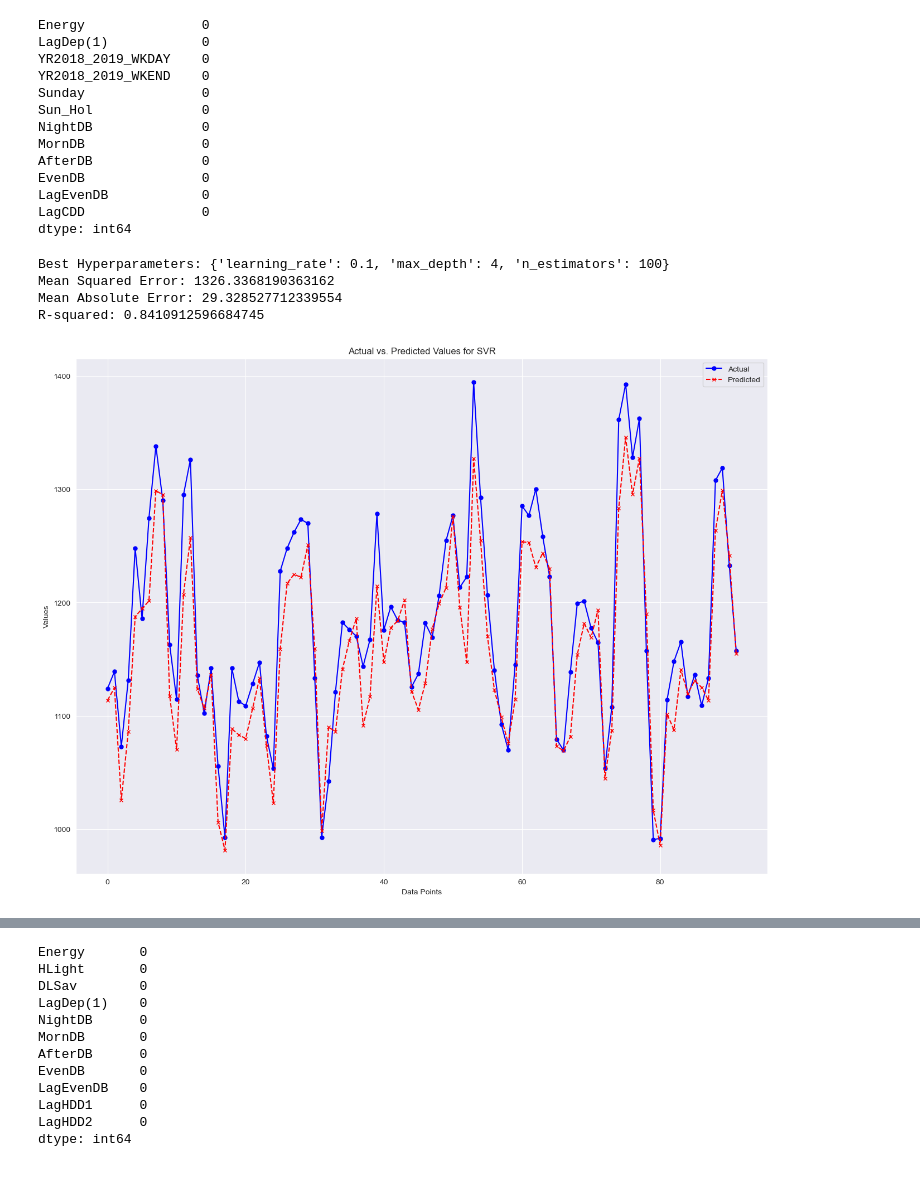
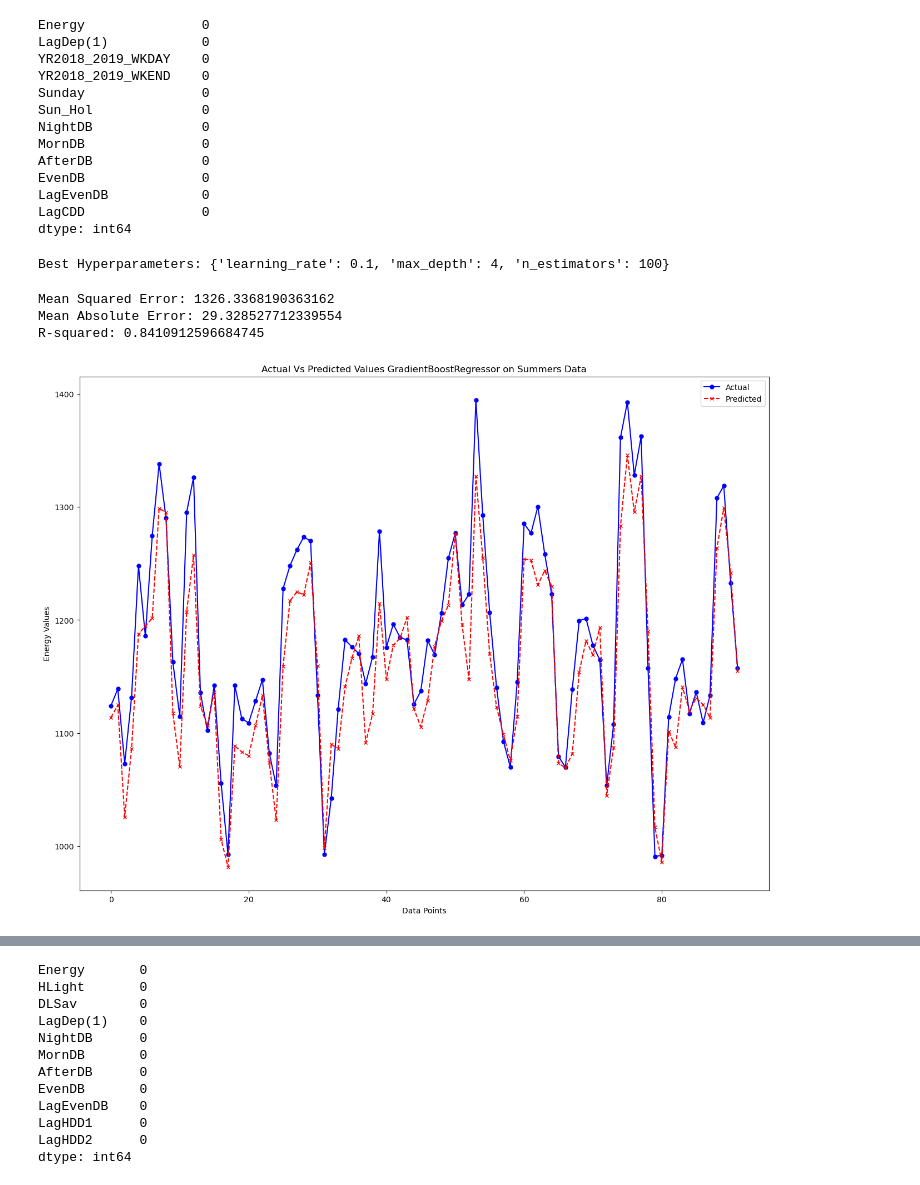
Before and after one commit to saraNgolestani/AESO, a Jupyter notebook: Demo.ipynb, the cells around one changed output, grey strips where cells are left out. Drawn from its saved outputs; the diff is of its cells as text; code cells hidden in the pictures.

```diff
--- a/Demo.ipynb
+++ b/Demo.ipynb
@@ -205,0 +130,2 @@ summer_data
+# %%
+filtered_summer_df = high_corr(summer_df, 0.4)
@@ -228,3 +153,5 @@ s_y_arr = np.array(summer_y)
+# %%
+s_x_arr, s_y_arr = in_out_array(filtered_summer_df)
 # %%
 s_x_train = s_x_arr[:-92]
 s_y_train = s_y_arr[:-92]
@@ -239,48 +166,7 @@ param_grid = {
 }
 
 # Create the Gradient Boosting Regressor model
-model = GradientBoostingRegressor(random_state=42)
-
-# Create GridSearchCV with cross-validation
-grid_search = GridSearchCV(model, param_grid, cv=5, scoring='neg_mean_squared_error', n_jobs=-1)
-
-# Fit the grid search to the training data
-grid_search.fit(s_x_train, s_y_train)
-
-# Get the best hyperparameters
-best_params = grid_search.best_params_
-print("Best Hyperparameters:", best_params)
-
-# Get the best model
-best_model = grid_search.best_estimator_
-
-# Make predictions with the best model
-y_pred = best_model.predict(s_x_test)
-
-# Evaluate the best model
-mse = mean_squared_error(s_y_test, y_pred)
-mae = mean_absolute_error(s_y_test, y_pred)
-r2 = r2_score(s_y_test, y_pred)
-
-print("Mean Squared Error:", mse)
-print("Mean Absolute Error:", mae)
-print("R-squared:", r2)
+init_model = GradientBoostingRegressor(random_state=42)
+model = train(param_grid, init_model, s_x_train, s_y_train)
 # %% [output]
 Best Hyperparameters: {'learning_rate': 0.1, 'max_depth': 4, 'n_estimators': 100}
-Mean Squared Error: 1326.3368190363162
-Mean Absolute Error: 29.328527712339554
-R-squared: 0.8410912596684745
-# %%
-# Assuming y_pred and y_test are your predicted and actual values, you can create a DataFrame for the plot.
-# Create a line plot to visualize the actual and predicted values in one dimension
-plt.figure(figsize=(16, 12))
-x = np.arange(len(s_y_test))  # Create an array of indices
-plt.plot(x, s_y_test, label='Actual', color='blue', marker='o', linestyle='-', markersize=5)
-plt.plot(x, y_pred, label='Predicted', color='red', marker='x', linestyle='--', markersize=5)
-plt.xlabel('Data Points')
-plt.ylabel('Values')
-plt.title('Actual vs. Predicted Values for SVR')
-plt.legend()
-plt.show()
-# %% [output]
-[figure, removed]
@@ -289,2 +173,12 @@ summer_corr
+# %%
+s_y_pred = predict(model, s_x_test, s_y_test)
+# %% [output]
+Mean Squared Error: 1326.3368190363162
+Mean Absolute Error: 29.328527712339554
+R-squared: 0.8410912596684745
+# %%
+plot(s_y_pred, s_y_test, (16, 12), 'Data Points', 'Energy Values', 'Actual Vs Predicted Values GradientBoostRegressor on Summers Data')
+# %% [output]
+[figure, added]
 # %%
 wend_df = init_df[(init_df['Saturday'] == 1) | (init_df['Sunday'] == 1) | (init_df['Sun_Hol'] == 1)]
```
Also changed, not shown: parts of 52 cells of this notebook, 3 other files.
